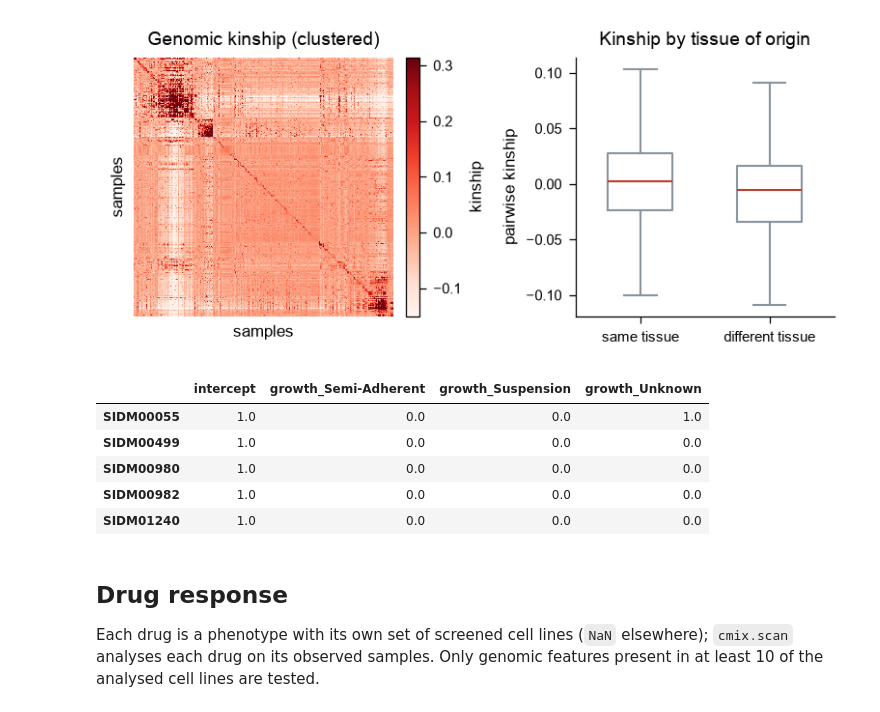
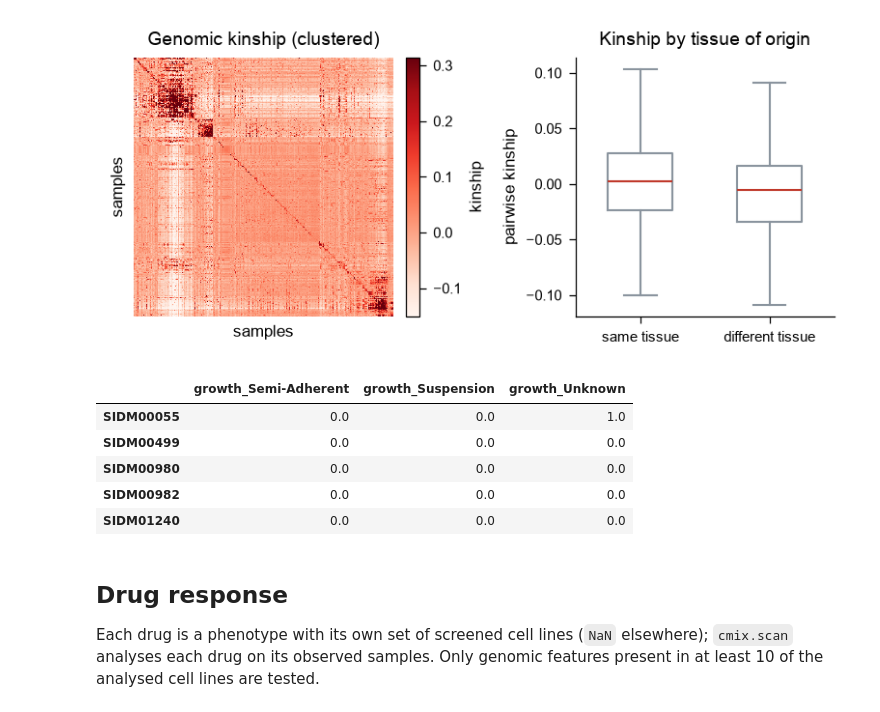
Before and after one commit to QuantitativeBiology/cmix, a Jupyter notebook: examples/cell_lines_association.ipynb, the cells around one changed output. Cells and saved outputs as stored; diff of their text form; code cells hidden in the pictures.

```diff
--- a/examples/cell_lines_association.ipynb
+++ b/examples/cell_lines_association.ipynb
@@ -86,15 +86,14 @@ plt.tight_layout()
 # %%
 growth = samplesheet["growth_properties"].reindex(genomics.index).fillna("Unknown")
 covariates = pd.get_dummies(growth, prefix="growth", dtype=float).drop(columns="growth_Adherent")
-covariates.insert(0, "intercept", 1.0)
-covariates.head()
+covariates.head()  # the intercept is added by cmix.scan
 # %% [output]
-|  | intercept | growth_Semi-Adherent | growth_Suspension | growth_Unknown |
-| SIDM00055 | 1.0 | 0.0 | 0.0 | 1.0 |
-| SIDM00499 | 1.0 | 0.0 | 0.0 | 0.0 |
-| SIDM00980 | 1.0 | 0.0 | 0.0 | 0.0 |
-| SIDM00982 | 1.0 | 0.0 | 0.0 | 0.0 |
-| SIDM01240 | 1.0 | 0.0 | 0.0 | 0.0 |
+|  | growth_Semi-Adherent | growth_Suspension | growth_Unknown |
+| SIDM00055 | 0.0 | 0.0 | 1.0 |
+| SIDM00499 | 0.0 | 0.0 | 0.0 |
+| SIDM00980 | 0.0 | 0.0 | 0.0 |
+| SIDM00982 | 0.0 | 0.0 | 0.0 |
+| SIDM01240 | 0.0 | 0.0 | 0.0 |
 # %% [markdown]
 ## Drug response
 
```
Also changed, not shown: parts of 4 cells of this notebook, 7 other files.
